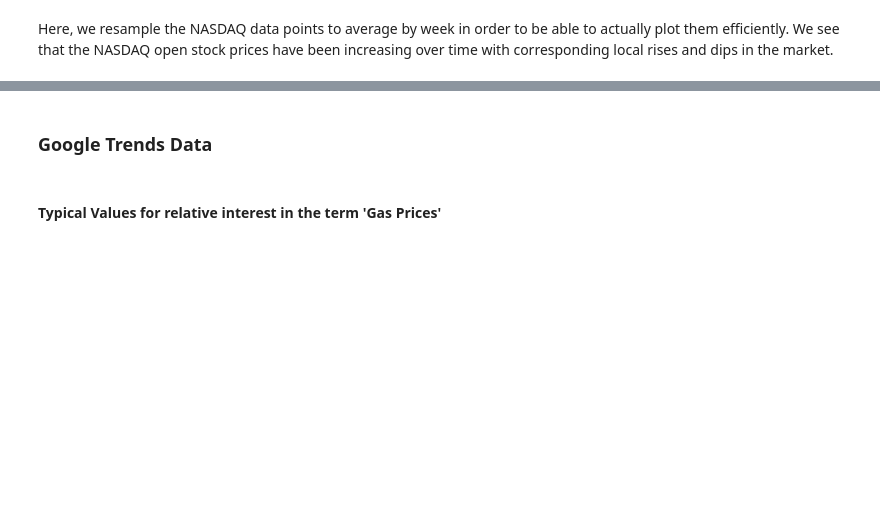
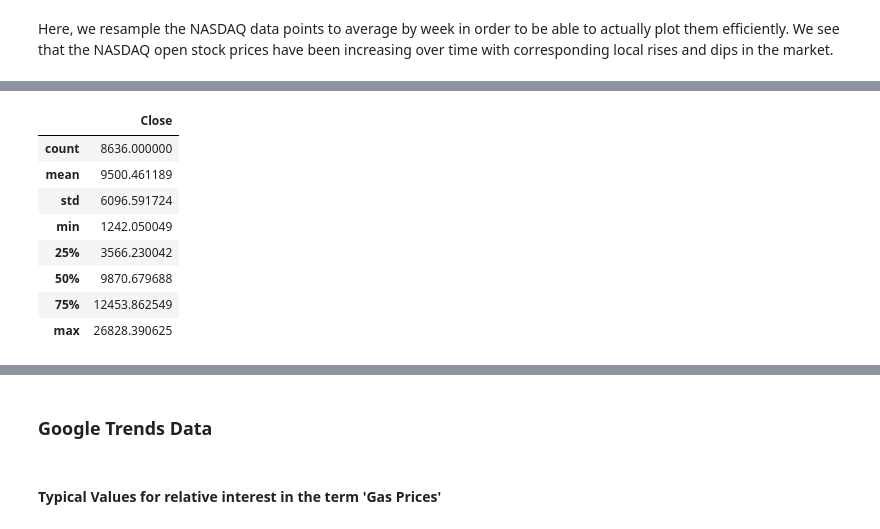
Before and after one commit to Allen-Z-4230/FutureGas, a Jupyter notebook: FinalProject.ipynb, the cells around one changed output, grey strips where cells are left out. Cells and saved outputs as stored; diff of their text form; code cells hidden in the pictures; blank space fills up the shorter version.

```diff
--- a/FinalProject.ipynb
+++ b/FinalProject.ipynb
@@ -269,0 +303,12 @@ plt.show()
+# %%
+df_dji.describe()
+# %% [output]
+|  | Close |
+| count | 8636.000000 |
+| mean | 9500.461189 |
+| std | 6096.591724 |
+| min | 1242.050049 |
+| 25% | 3566.230042 |
+| 50% | 9870.679688 |
+| 75% | 12453.862549 |
+| max | 26828.390625 |
```
Also changed, not shown: parts of 13 cells of this notebook.
